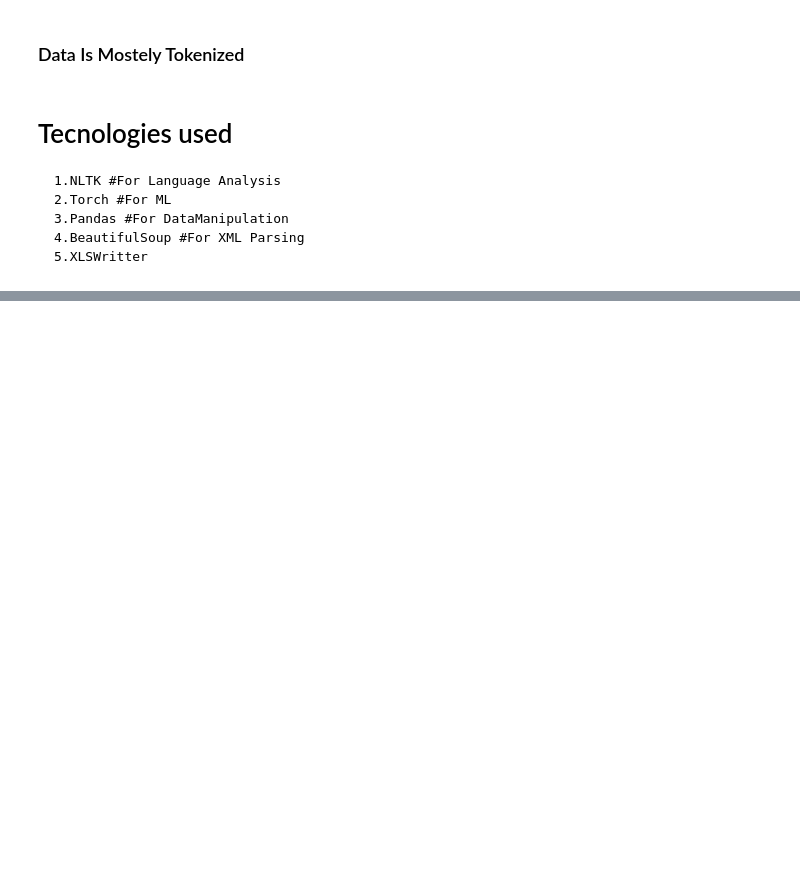
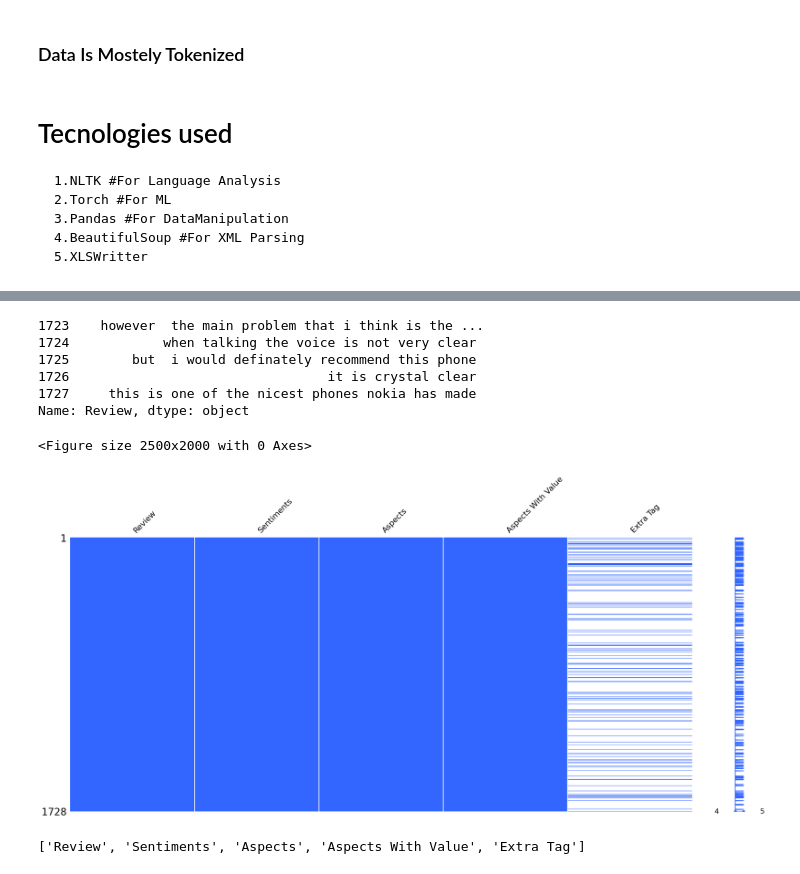
Before and after one commit to MFRSiam/SentimentAnalysis_CSE299, a Jupyter notebook: Project Notebook.ipynb, the cells around one changed output, grey strips where cells are left out. Cells and saved outputs as stored; diff of their text form; code cells hidden in the pictures; blank space fills up the shorter version.

```diff
--- a/Project Notebook.ipynb
+++ b/Project Notebook.ipynb
@@ -177,3 +177,9 @@ import pandas as pd
 from ydata_profiling import ProfileReport
 
 df = pd.DataFrame(np.random.rand(100, 5), columns=["a", "b", "c", "d", "e"])
+# %%
+import pandas as pd
+
+df = pd.read_csv('./Hu_Liu_Processed.csv')
+
+df.head()
@@ -179,0 +215,23 @@ df = pd.DataFrame(np.random.rand(100, 5), columns=["a", "b", "c", "d", "e"])
+# %%
+df['Review'] = df['Review'].str.lower()
+# %%
+df['Review'].tail()
+# %% [output]
+1723    however  the main problem that i think is the ...
+1724            when talking the voice is not very clear
+1725        but  i would definately recommend this phone
+1726                                 it is crystal clear
+1727     this is one of the nicest phones nokia has made
+Name: Review, dtype: object
+# %%
+import missingno as msno
+plt.figure(figsize=(25, 20))
+msno.matrix(df, color=[0.2, 0.4, 1])
+plt.show()
+# %% [output]
+<Figure size 2500x2000 with 0 Axes>
+[figure, added]
+# %%
+df_temp2 = df[(df['Sentiments'].str.lower() == 'positive')]
+# %% [output]
+['Review', 'Sentiments', 'Aspects', 'Aspects With Value', 'Extra Tag']
```
Also changed, not shown: parts of 8 cells of this notebook, 7 other files.
